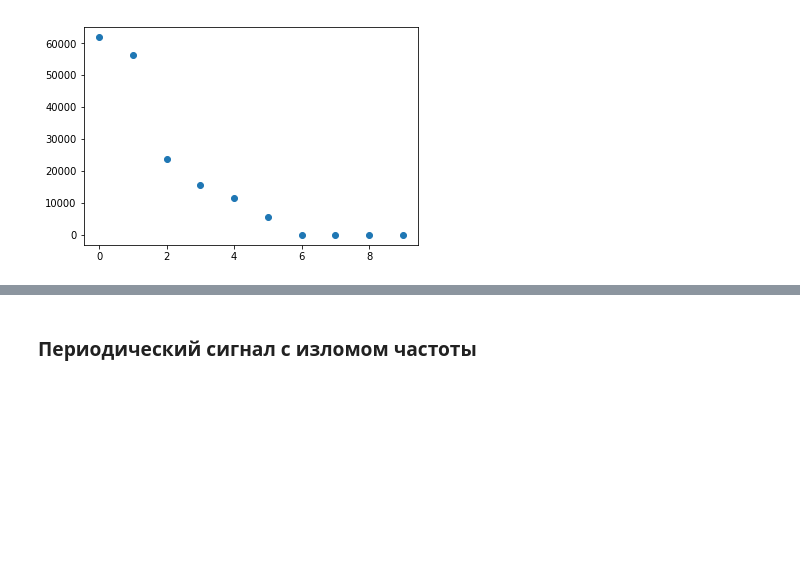
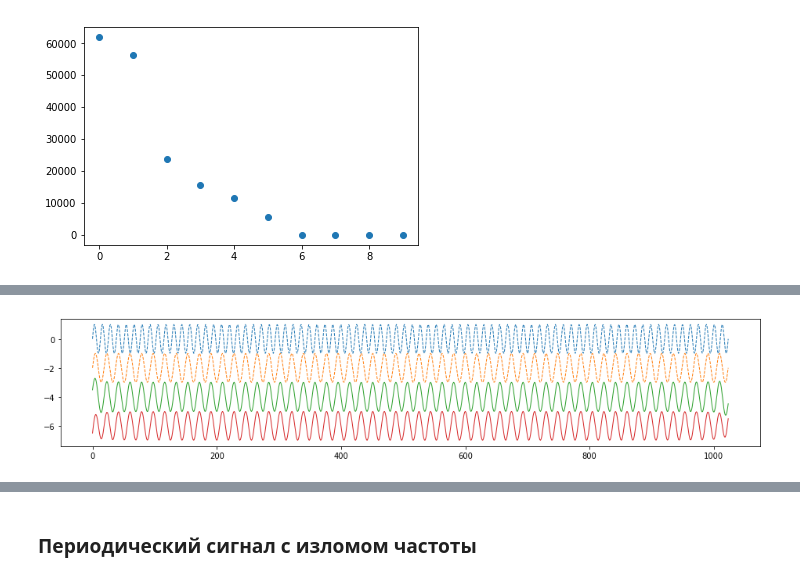
Before and after one commit to euloo/time-series, a Jupyter notebook: 5-timeSeries.ipynb, the cells around one changed output, grey strips where cells are left out. Cells and saved outputs as stored; diff of their text form; code cells hidden in the pictures; blank space fills up the shorter version.

```diff
--- a/5-timeSeries.ipynb
+++ b/5-timeSeries.ipynb
@@ -466,0 +499,10 @@ plt.show()
+# %%
+plt.figure(figsize=(16, 3))
+#plt.plot(F, alpha=0.5, label = 'ts')
+plt.plot(p4, ls = '--', lw = 1, label = 'f4')
+plt.plot(p3-2, ls = '--', lw = 1, label = 'f3')
+plt.plot(ssaF0-4, lw=1, label = 'ssaF[0]')
+plt.plot(ssaF1-6, lw=1, label = 'ssaF[1]')
+plt.show()
+# %% [output]
+[figure, added]
```
Also changed, not shown: parts of 6 cells of this notebook.
